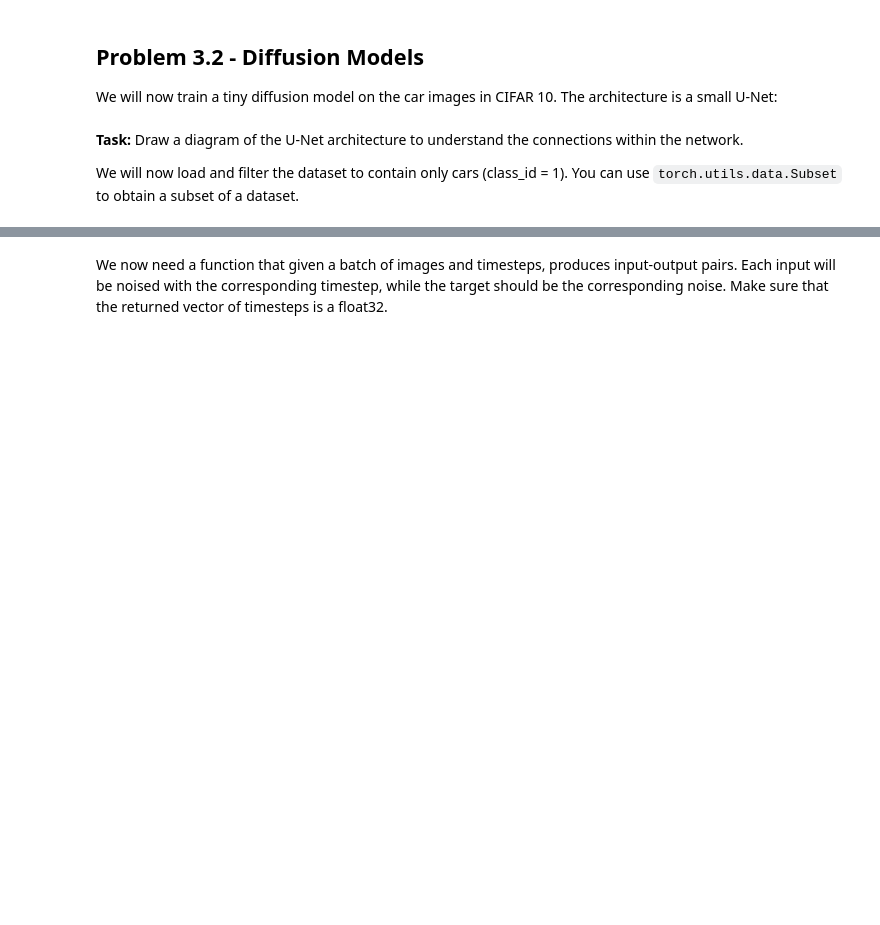
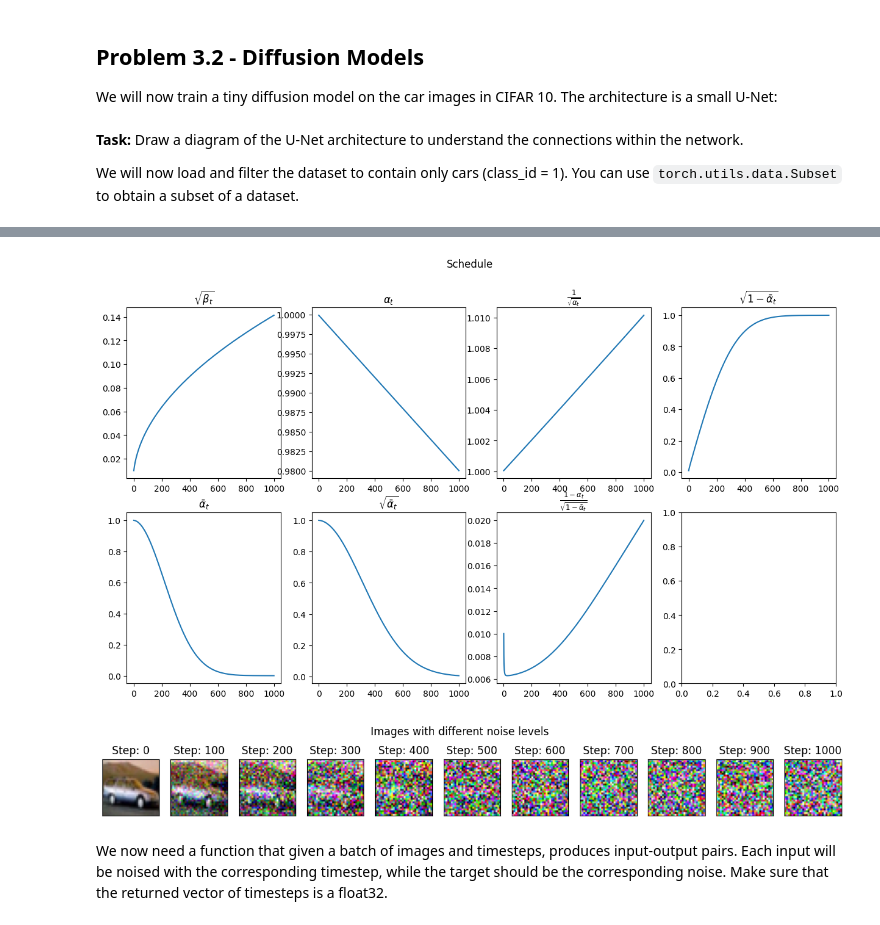
Before and after one commit to BrindanYasodaran/CVIS-oxford, a Jupyter notebook: practical3.ipynb, the cells around one changed output, grey strips where cells are left out. Saved outputs shown, nothing was run; the diff lists cells and outputs as text; code cells hidden in the pictures; blank space fills up the shorter version.

```diff
--- a/practical3.ipynb
+++ b/practical3.ipynb
@@ -620,8 +623,9 @@ transform = transforms.Compose([
 ])
 cifar_train = torchvision.datasets.CIFAR10(root='./data', train=True, download=True, transform=transform)
 
-# TODO: filter training imgs
-cifar_train_reduced = None
+# # TODO: filter training imgs
+car_indices = [i for i in range(len(cifar_train)) if cifar_train.targets[i] == 1]
+cifar_train_reduced = torch.utils.data.Subset(cifar_train, car_indices)
 
 BATCH_SIZE = 128
 train_loader = torch.utils.data.DataLoader(cifar_train_reduced, batch_size=BATCH_SIZE, shuffle=True)
@@ -649,44 +653,51 @@ class Schedule():
         self.device = device
         self.num_steps = T
 
-        # TODO: create torch vectors containing values for all timesteps
-        # Hint: use torch.arange(0, T + 1, dtype=torch.float32, device=device) / T to create the betas
-        self.sqrt_beta_t = 0
-        self.alpha_t = 0
-        self.alphabar_t = 0
-        self.sqrtab = 0
-        self.oneover_sqrta = 0
-        self.sqrtmab = 0
-        self.mab_over_sqrtmab_inv = 0
+        # create torch vectors containing values for all timesteps
+        # linear schedule from beta1 to beta2
+        beta_t = torch.linspace(beta1, beta2, T+1, dtype=torch.float32, device=device)
+
+        # precompute all required values
+        self.sqrt_beta_t = torch.sqrt(beta_t)
+        self.alpha_t = 1 - beta_t
+        self.alphabar_t = torch.cumprod(self.alpha_t, dim=0)  # cumulative product: ∏(α_i)
+        self.sqrtab = torch.sqrt(self.alphabar_t)
+        self.oneover_sqrta = 1 / torch.sqrt(self.alpha_t)
+        self.sqrtmab = torch.sqrt(1 - self.alphabar_t)
+        self.mab_over_sqrtmab_inv = (1 - self.alpha_t) / self.sqrtmab
 
 
 # show images with different noise levels
 schedule = Schedule(1e-4, 0.02, 1000)
 
 # plot the schedule
 vis = Visualizer(num_rows=2, num_cols=4, figsize=(15, 8), axis_off=False, title='Schedule')
 vis.add_subplot(0, 0, schedule.sqrt_beta_t, title_str=r'$\sqrt{\beta_t}$')
 vis.add_subplot(0, 1, schedule.alpha_t, title_str=r'$\alpha_t$')
 vis.add_subplot(1, 0, schedule.alphabar_t, title_str=r'$\bar{\alpha}_t$')
 vis.add_subplot(1, 1, schedule.sqrtab, title_str=r'$\sqrt{\bar{\alpha}_t}$')
 vis.add_subplot(0, 2, schedule.oneover_sqrta, title_str=r'$\frac{1}{\sqrt{\alpha_t}}$')
 vis.add_subplot(0, 3, schedule.sqrtmab, title_str=r'$\sqrt{1 - \bar{\alpha}_t}$')
 vis.add_subplot(1, 2, schedule.mab_over_sqrtmab_inv, title_str=r'$\frac{1 - \alpha_t}{\sqrt{1 - \bar{\alpha}_t}}$')
 
 vis = Visualizer(num_rows=1, num_cols=11, figsize=(15, 2), axis_off=True, title='Images with different noise levels')
 for i in range(11):
     img, _ = cifar_train_reduced[0]
     noise = torch.randn(img.shape)
     step = i * (schedule.num_steps // 10)
 
-    # TODO: compute noised sample
-    img = None
+    # compute noised sample using forward diffusion formula
+    # x_t = sqrt(alphabar_t) * x_0 + sqrt(1 - alphabar_t) * epsilon
+    img = schedule.sqrtab[step] * img + schedule.sqrtmab[step] * noise
 
     # normalise for display
     img = (img + 1) / 2
     img = img.clip(0, 1)
     img = img.permute(1, 2, 0)
     vis.add_image_subplot(0, i, img.numpy(), title_str=f'Step: {step}')
+# %% [output]
+[figure, added]
+[figure, added]
 # %% [markdown]
 We now need a function that given a batch of images and timesteps, produces input-output pairs. Each input will be noised with the corresponding timestep, while the target should be the corresponding noise. Make sure that the returned vector of timesteps is a float32.
 # %%
```
Also changed, not shown: parts of 6 cells of this notebook.
